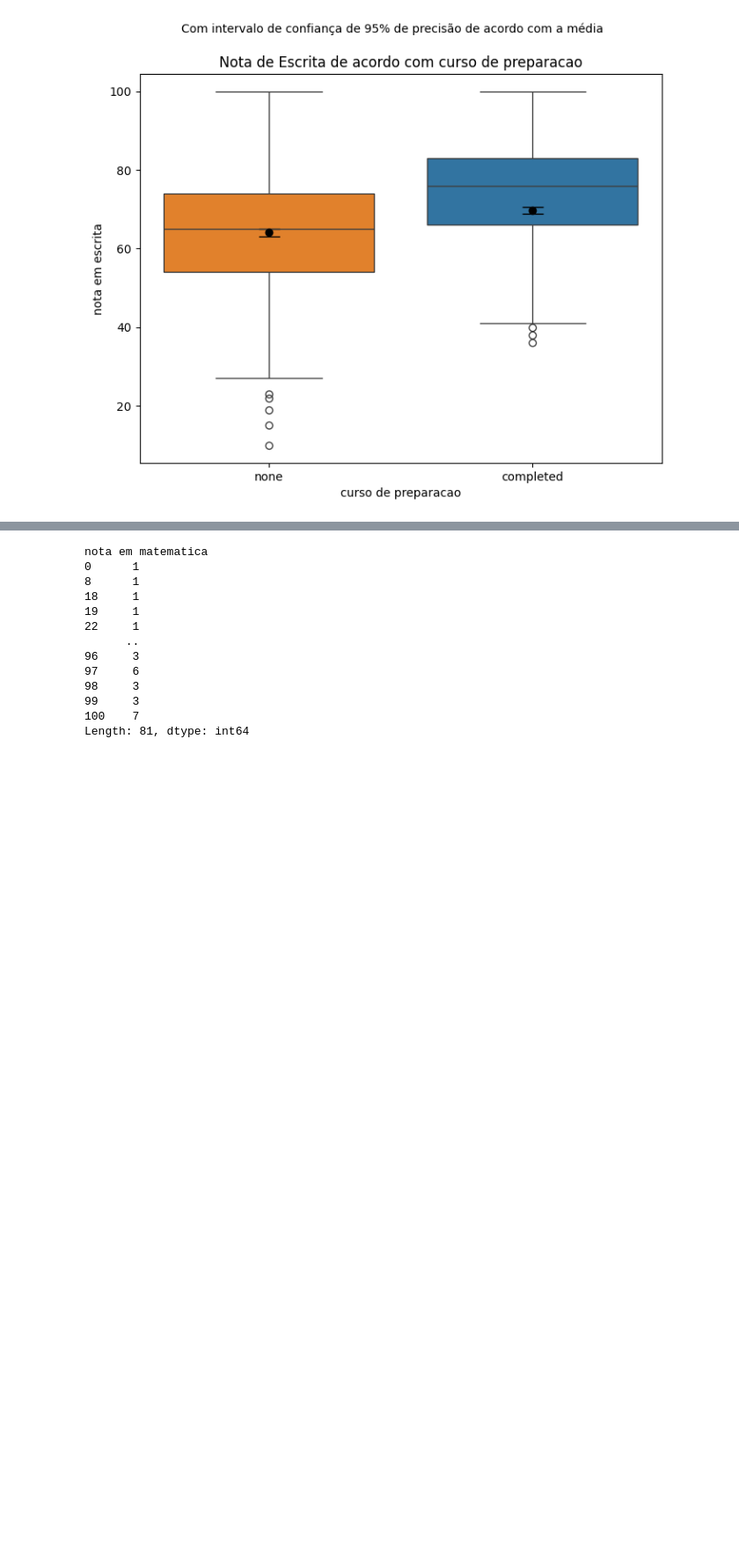
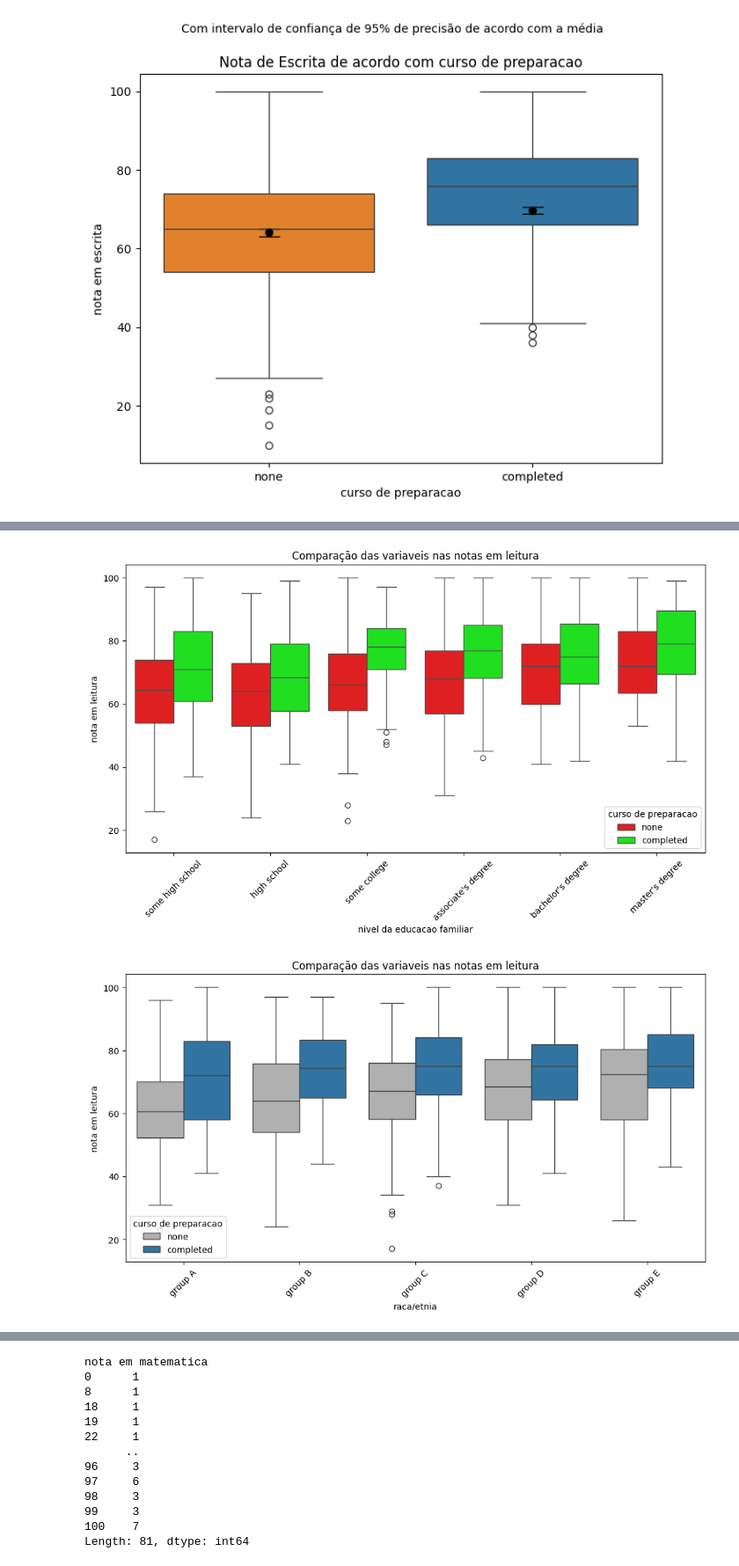
Before and after one commit to Rodrigo-Jr08/Semana-4, a Jupyter notebook: estatistica.ipynb, the cells around one changed output, grey strips where cells are left out. Shown at 88% size. Drawn from its saved outputs; the diff is of its cells as text; code cells hidden in the pictures; blank space fills up the shorter version.

```diff
--- a/estatistica.ipynb
+++ b/estatistica.ipynb
@@ -756,0 +870,60 @@ Passing `palette` without assigning `hue` is deprecated and will be removed in v
+# %%
+#Gráficos de relações Variadas na nota de leitura
+color={'none':"red",'completed':"lime"}
+plt.figure(figsize=(12,6))
+srn.boxplot(
+    data=df, #Base de dados
+    x='nivel da educacao familiar', #Variavel do eixo x
+    y='nota em leitura', #Variavel do eixo y
+    hue='curso de preparacao', #Variavel que divide meu eixo x
+    order=['some high school','high school','some college',"associate's degree","bachelor's degree","master's degree"], #Ordenando meu eixo x
+    palette=color
+)
+plt.xticks(rotation=45)
+plt.title("Comparação das variaveis nas notas em leitura")
+plt.show()
+
+plt.figure(figsize=(12,6))
+srn.boxplot(
+    data=df, #Base de dados
+    x='raca/etnia', #Variavel do eixo x
+    y='nota em leitura', #Variavel do eixo y
+    hue='curso de preparacao', #Variavel que divide meu eixo x
+    order=['group A','group B','group C','group D','group E'], #Ordenando meu eixo x
+    palette={'completed': '#1f77b4','none': '#b0b0b0'
+}
+)
+plt.xticks(rotation=45)
+plt.title("Comparação das variaveis nas notas em leitura")
+plt.show()
+
+plt.figure(figsize=(12,6))
+srn.boxplot(
+    data=df, #Base de dados
+    x='nivel da educacao familiar', #Variavel do eixo x
+    y='nota em leitura', #Variavel do eixo y
+    hue='raca/etnia', #Variavel que divide meu eixo x
+    order=['some high school','high school','some college',"associate's degree","bachelor's degree","master's degree"], #Ordenando meu eixo x
+    hue_order=['group A','group B','group C','group D','group E'], #Ordenando meu "hue", que divide meu eixo x
+    palette='Dark2'
+)
+plt.xticks(rotation=45)
+plt.title("Comparação das variaveis nas notas em leitura")
+plt.show()
+
+plt.figure(figsize=(12,6))
+srn.boxplot(
+    data=df, #Base de dados
+    x='raca/etnia', #Variavel do eixo x
+    y='nota em leitura', #Variavel do eixo y
+    hue='almoco', #Variavel que divide meu eixo x
+    order=['group A','group B','group C','group D','group E'], #Ordenando meu eixo x
+    palette={'standard': '#6BAED6','free/reduced': '#FD8D3C'}
+
+)
+plt.xticks(rotation=45)
+plt.title("Comparação das variaveis nas notas em leitura")
+plt.show()
+# %% [output]
+[figure, added]
+[figure, added]
```
Also changed, not shown: parts of 8 cells of this notebook.
